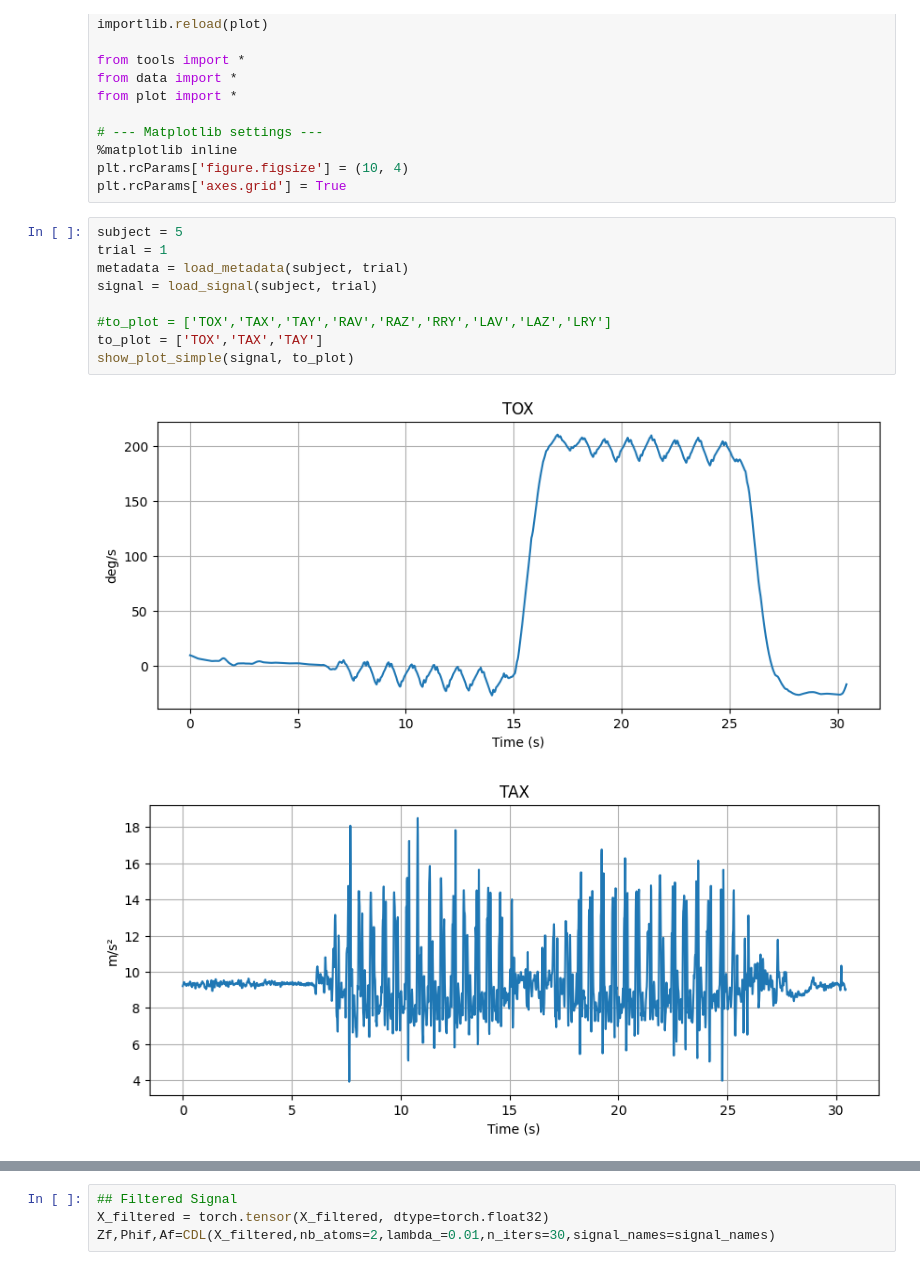
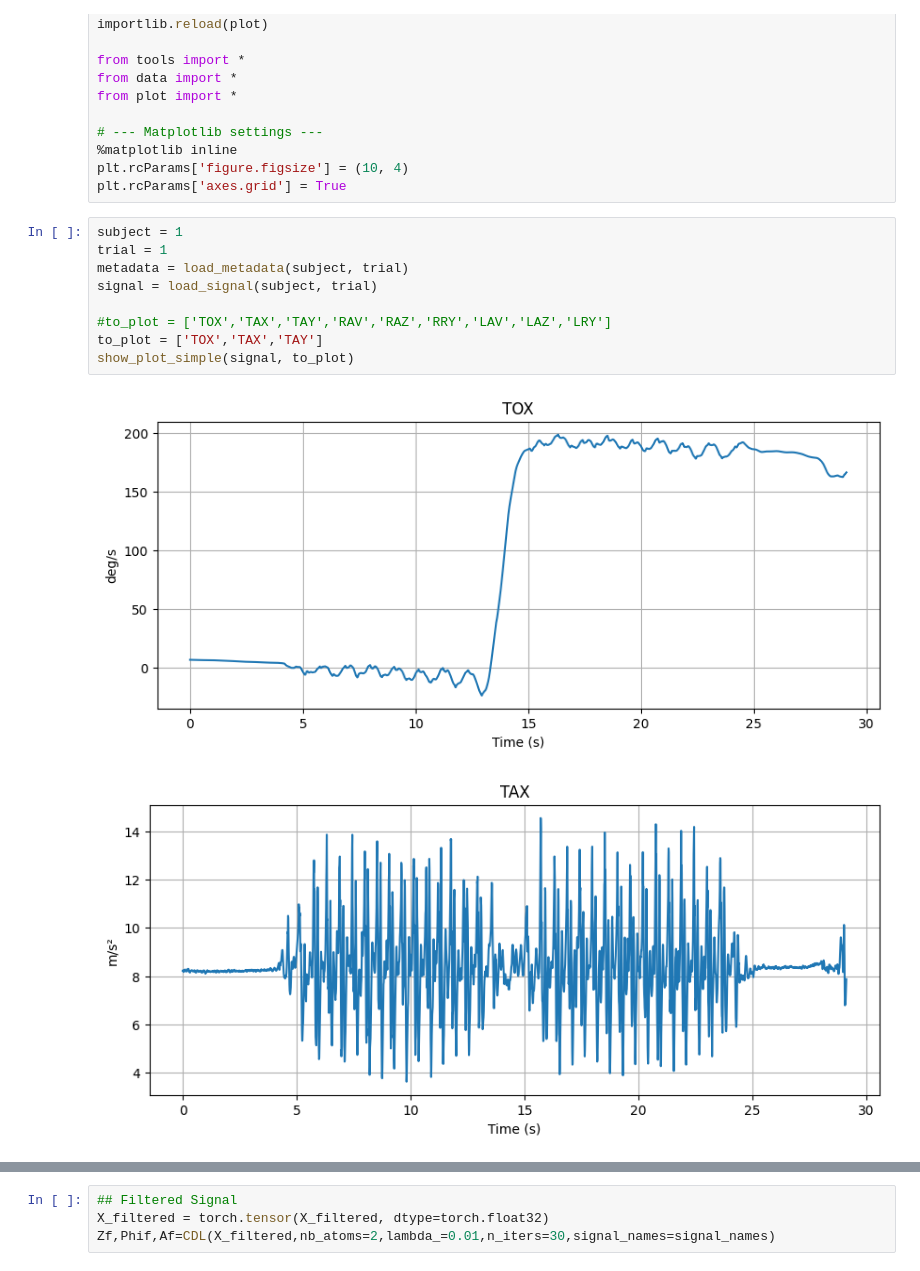
Before and after one commit to titiuo/Gait-Analysis, a Jupyter notebook: immersion.ipynb, the cells around one changed output, grey strips where cells are left out. Cells and saved outputs as stored; diff of their text form.

```diff
--- a/immersion.ipynb
+++ b/immersion.ipynb
@@ -26,14 +26,14 @@ from plot import *
 plt.rcParams['figure.figsize'] = (10, 4)
 plt.rcParams['axes.grid'] = True
 # %%
-subject = 5
+subject = 1
 trial = 1
 metadata = load_metadata(subject, trial)
 signal = load_signal(subject, trial)
 
 #to_plot = ['TOX','TAX','TAY','RAV','RAZ','RRY','LAV','LAZ','LRY']
 to_plot = ['TOX','TAX','TAY']
 show_plot_simple(signal, to_plot)
 # %% [output]
-[figure, old version]
+[figure, new version]
-[figure, old version]
+[figure, new version]
```
Also changed, not shown: parts of 5 cells of this notebook, 2 other files.
